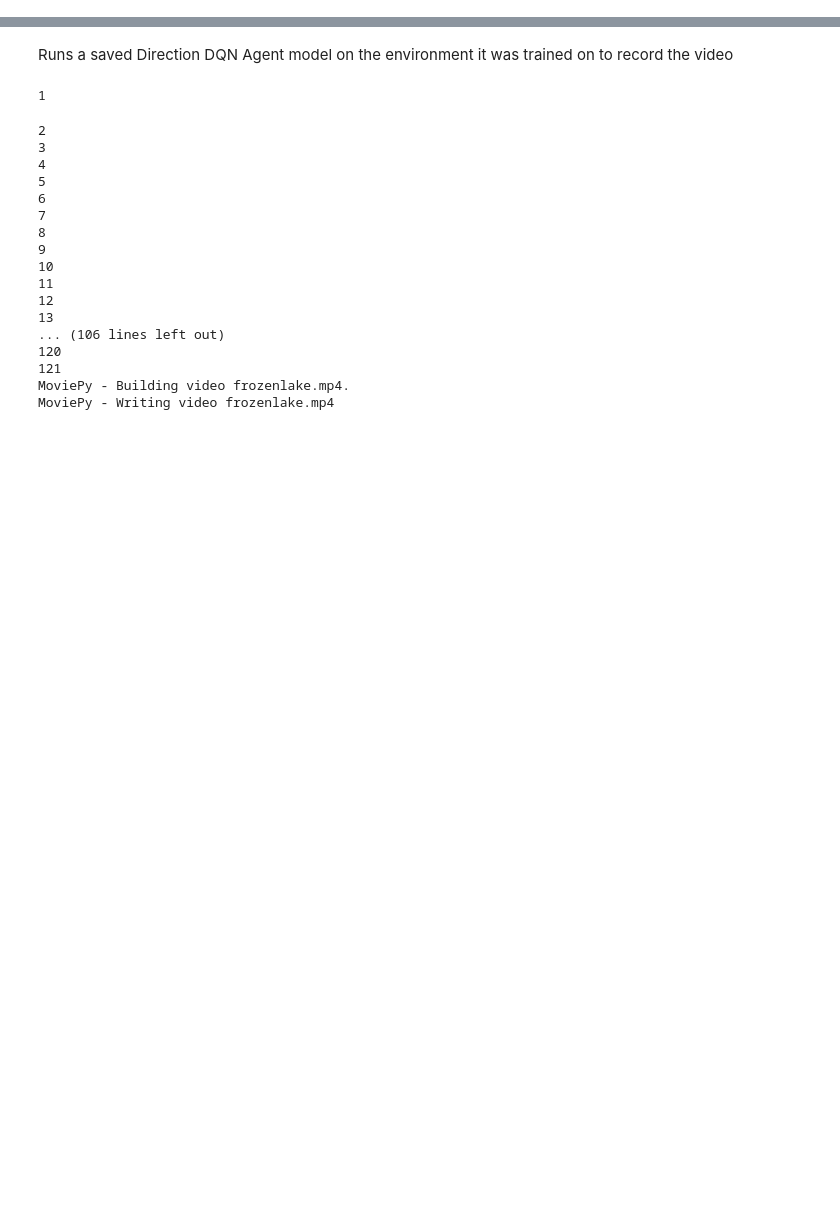
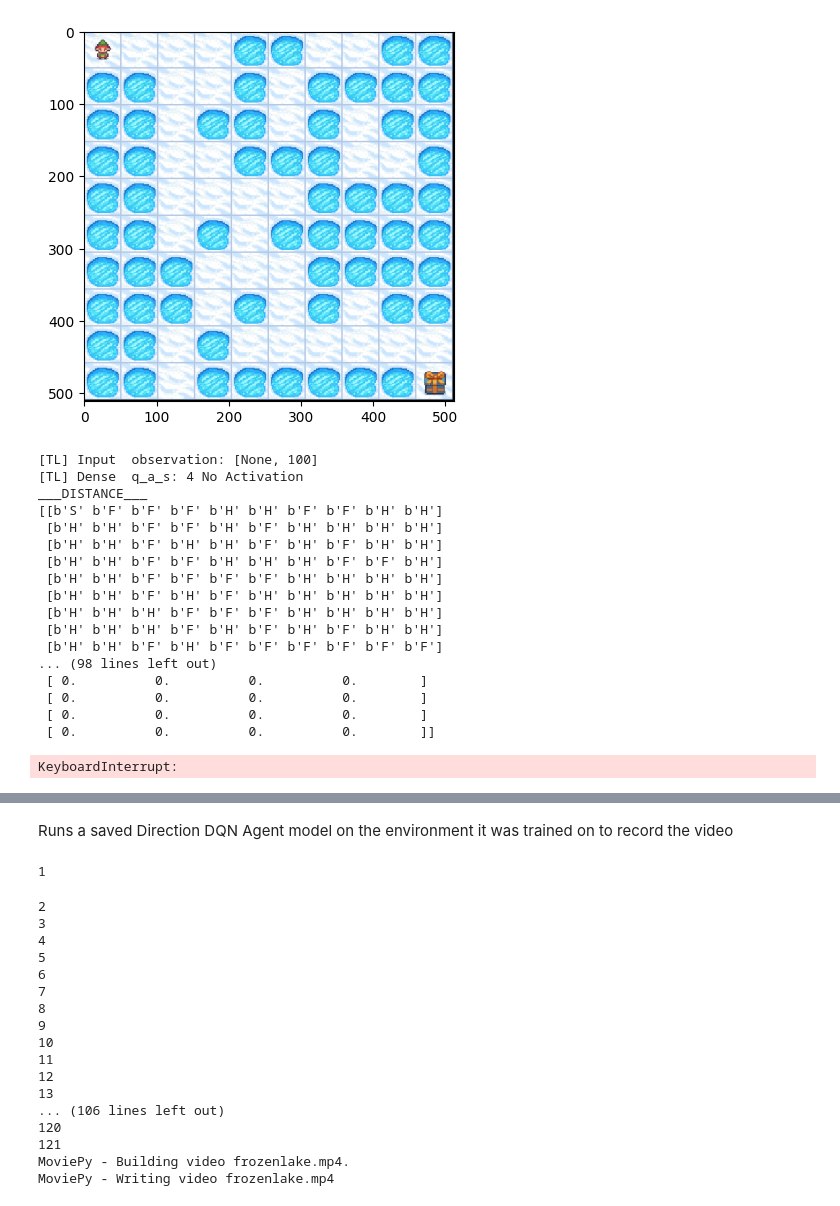
Before and after one commit to doro041/CS5079_AppliedAI, a Jupyter notebook: Task1/new_dqn.ipynb, the cells around one changed output, grey strips where cells are left out. Cells and saved outputs as stored; diff of their text form; code cells hidden in the pictures; blank space fills up the shorter version.

```diff
--- a/Task1/new_dqn.ipynb
+++ b/Task1/new_dqn.ipynb
@@ -254,0 +330,34 @@ Training  | Episode: 0/1000000  | Episode Reward: -30.0000 | Epsilon: 1.0000 | G
+# %%
+random_map = generate_random_map(size=10, p=0.3)
+
+env = gym.make("FrozenLake-v1", desc=random_map, render_mode="rgb_array")
+env.reset()
+plt.imshow(env.render())
+plt.show()
+
+distance_agent = DQNAgentDistance(env=env)
+print('___DISTANCE___')
+
+print(env.desc)
+
+distance_agent.train()
+# %% [output]
+[figure, added]
+[TL] Input  observation: [None, 100]
+[TL] Dense  q_a_s: 4 No Activation
+___DISTANCE___
+[[b'S' b'F' b'F' b'F' b'H' b'H' b'F' b'F' b'H' b'H']
+ [b'H' b'H' b'F' b'F' b'H' b'F' b'H' b'H' b'H' b'H']
+ [b'H' b'H' b'F' b'H' b'H' b'F' b'H' b'F' b'H' b'H']
+ [b'H' b'H' b'F' b'F' b'H' b'H' b'H' b'F' b'F' b'H']
+ [b'H' b'H' b'F' b'F' b'F' b'F' b'H' b'H' b'H' b'H']
+ [b'H' b'H' b'F' b'H' b'F' b'H' b'H' b'H' b'H' b'H']
+ [b'H' b'H' b'H' b'F' b'F' b'F' b'H' b'H' b'H' b'H']
+ [b'H' b'H' b'H' b'F' b'H' b'F' b'H' b'F' b'H' b'H']
+ [b'H' b'H' b'F' b'H' b'F' b'F' b'F' b'F' b'F' b'F']
+... (98 lines left out)
+ [ 0.          0.          0.          0.        ]
+ [ 0.          0.          0.          0.        ]
+ [ 0.          0.          0.          0.        ]
+ [ 0.          0.          0.          0.        ]]
+KeyboardInterrupt:
```
Also changed, not shown: parts of 13 cells of this notebook, 1 other file.
